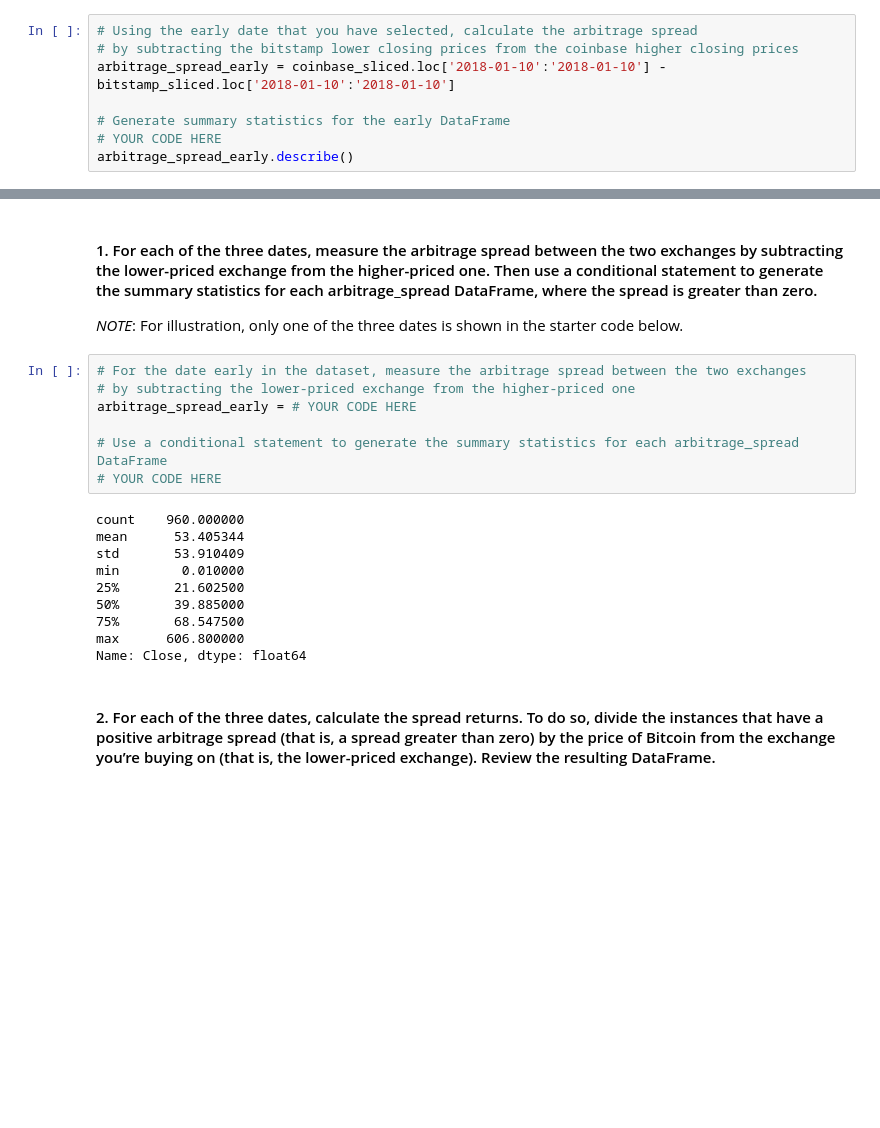
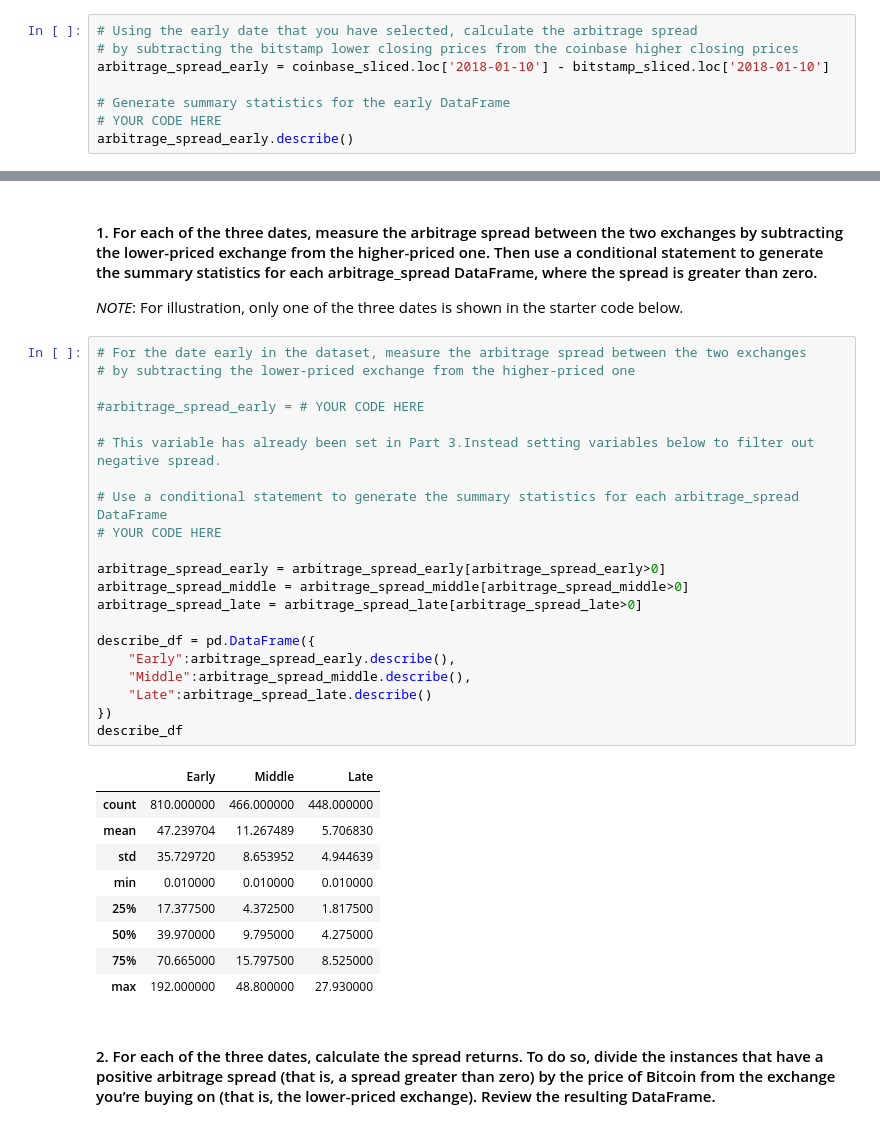
Before and after one commit to tnmercer/fintechbootcamp, a Jupyter notebook: Module_3_Challenge/Starter_Code/crypto_arbitrage.ipynb, the cells around one changed output, grey strips where cells are left out. Saved outputs shown, nothing was run; the diff lists cells and outputs as text; blank space fills up the shorter version.

```diff
--- a/Module_3_Challenge/Starter_Code/crypto_arbitrage.ipynb
+++ b/Module_3_Challenge/Starter_Code/crypto_arbitrage.ipynb
@@ -336,7 +336,7 @@ coinbase_sliced.loc['2018-01-10':'2018-01-10'].plot(
 # %%
 # Using the early date that you have selected, calculate the arbitrage spread
 # by subtracting the bitstamp lower closing prices from the coinbase higher closing prices
-arbitrage_spread_early = coinbase_sliced.loc['2018-01-10':'2018-01-10'] - bitstamp_sliced.loc['2018-01-10':'2018-01-10']
+arbitrage_spread_early = coinbase_sliced.loc['2018-01-10'] - bitstamp_sliced.loc['2018-01-10']
 
 # Generate summary statistics for the early DataFrame
 # YOUR CODE HERE
@@ -477,20 +477,34 @@ Calculate the potential profits for each date that you selected in the previous
 # %%
 # For the date early in the dataset, measure the arbitrage spread between the two exchanges
 # by subtracting the lower-priced exchange from the higher-priced one
-arbitrage_spread_early = # YOUR CODE HERE
+
+#arbitrage_spread_early = # YOUR CODE HERE
+
+# This variable has already been set in Part 3.Instead setting variables below to filter out negative spread.
 
 # Use a conditional statement to generate the summary statistics for each arbitrage_spread DataFrame
 # YOUR CODE HERE
+
+arbitrage_spread_early = arbitrage_spread_early[arbitrage_spread_early>0]
+arbitrage_spread_middle = arbitrage_spread_middle[arbitrage_spread_middle>0]
+arbitrage_spread_late = arbitrage_spread_late[arbitrage_spread_late>0]
+
+describe_df = pd.DataFrame({
+    "Early":arbitrage_spread_early.describe(),
+    "Middle":arbitrage_spread_middle.describe(),
+    "Late":arbitrage_spread_late.describe()
+})
+describe_df
 # %% [output]
-count    960.000000
-mean      53.405344
-std       53.910409
-min        0.010000
-25%       21.602500
-50%       39.885000
-75%       68.547500
-max      606.800000
-Name: Close, dtype: float64
+|  | Early | Middle | Late |
+| count | 810.000000 | 466.000000 | 448.000000 |
+| mean | 47.239704 | 11.267489 | 5.706830 |
+| std | 35.729720 | 8.653952 | 4.944639 |
+| min | 0.010000 | 0.010000 | 0.010000 |
+| 25% | 17.377500 | 4.372500 | 1.817500 |
+| 50% | 39.970000 | 9.795000 | 4.275000 |
+| 75% | 70.665000 | 15.797500 | 8.525000 |
+| max | 192.000000 | 48.800000 | 27.930000 |
 # %% [markdown]
 #### 2. For each of the three dates, calculate the spread returns. To do so, divide the instances that have a positive arbitrage spread (that is, a spread greater than zero) by the price of Bitcoin from the exchange you’re buying on (that is, the lower-priced exchange). Review the resulting DataFrame.
 # %%
```
Also changed, not shown: parts of 15 cells of this notebook.
